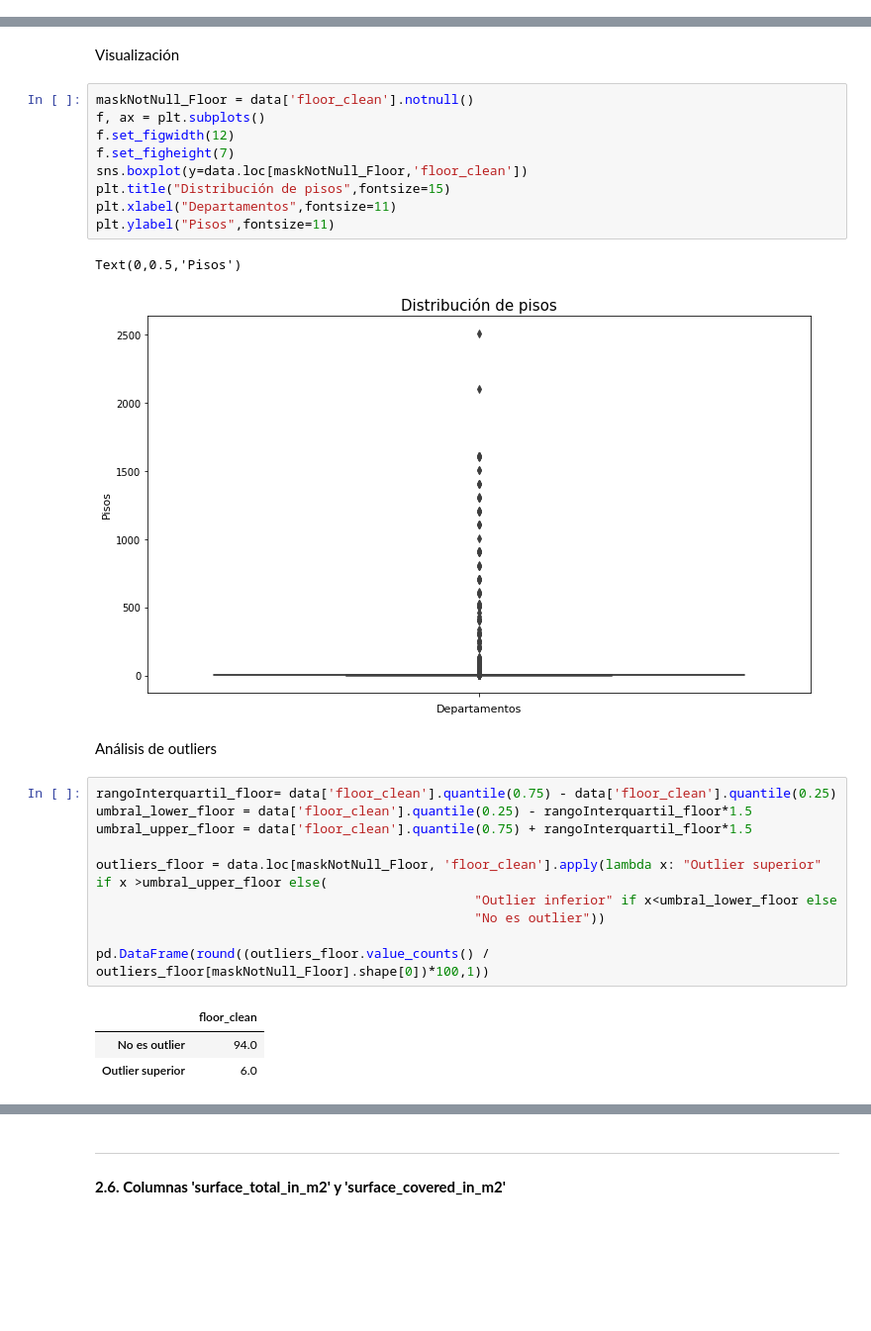
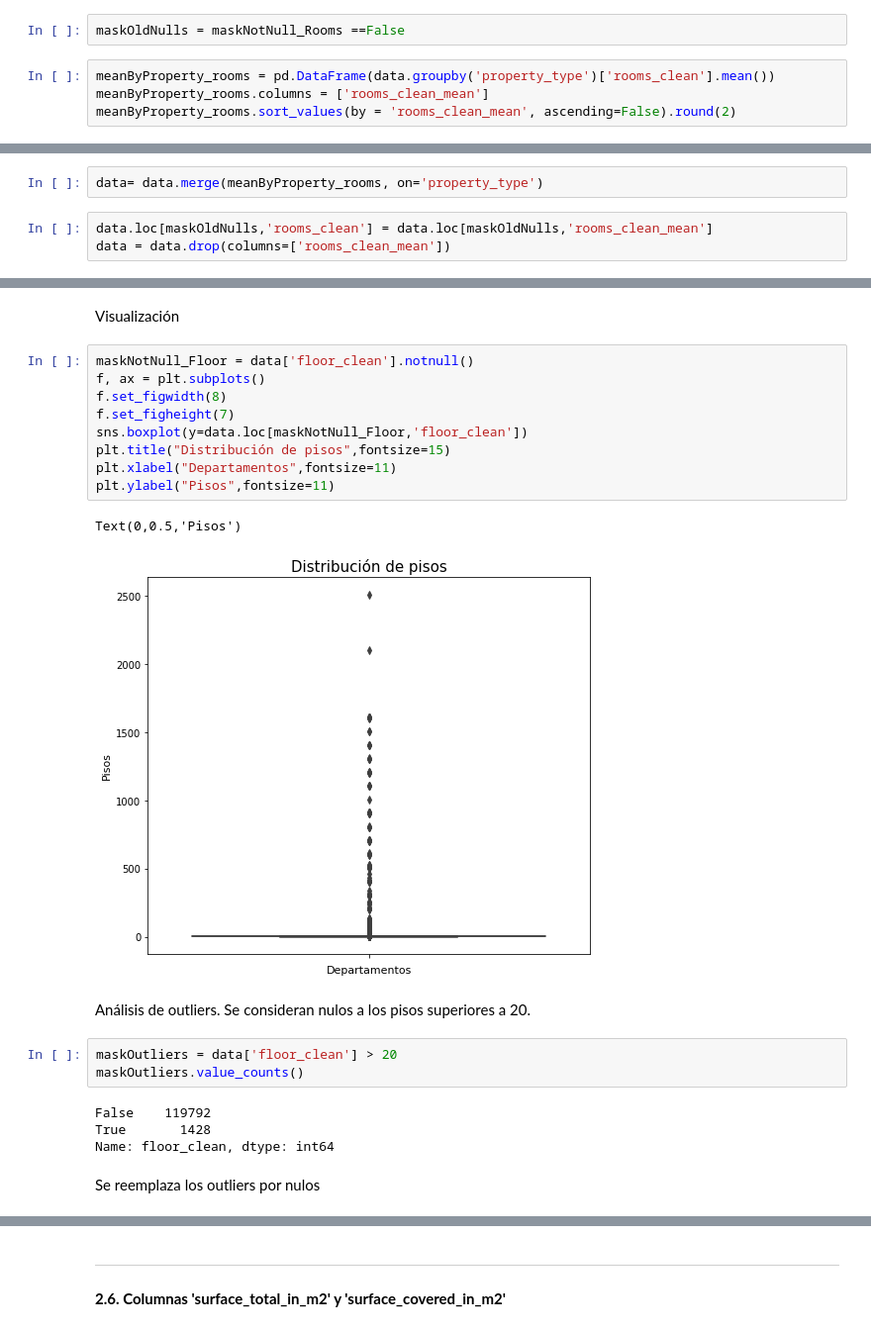
Before and after one commit to Hacho55/DataScience_Grp5, a Jupyter notebook: Entregables/Grupo5_Desafio1.ipynb, the cells around one changed output, grey strips where cells are left out. Shown at 99% size. Saved outputs shown, nothing was run; the diff lists cells and outputs as text; blank space fills up the shorter version.

```diff
--- a/Entregables/Grupo5_Desafio1.ipynb
+++ b/Entregables/Grupo5_Desafio1.ipynb
@@ -442,0 +501,6 @@ pd.DataFrame(round((outliers_rooms.value_counts() / outliers_rooms[maskNotNull_R
+# %%
+maskOldNulls = maskNotNull_Rooms ==False
+# %%
+meanByProperty_rooms = pd.DataFrame(data.groupby('property_type')['rooms_clean'].mean())
+meanByProperty_rooms.columns = ['rooms_clean_mean']
+meanByProperty_rooms.sort_values(by = 'rooms_clean_mean', ascending=False).round(2)
@@ -442,0 +514,5 @@ pd.DataFrame(round((outliers_rooms.value_counts() / outliers_rooms[maskNotNull_R
+# %%
+data= data.merge(meanByProperty_rooms, on='property_type')
+# %%
+data.loc[maskOldNulls,'rooms_clean'] = data.loc[maskOldNulls,'rooms_clean_mean']
+data = data.drop(columns=['rooms_clean_mean'])
@@ -559,28 +636,23 @@ Visualización
 # %%
 maskNotNull_Floor = data['floor_clean'].notnull()
 f, ax = plt.subplots()
-f.set_figwidth(12)
+f.set_figwidth(8)
 f.set_figheight(7)
 sns.boxplot(y=data.loc[maskNotNull_Floor,'floor_clean'])
 plt.title("Distribución de pisos",fontsize=15)
 plt.xlabel("Departamentos",fontsize=11)
 plt.ylabel("Pisos",fontsize=11)
 # %% [output]
 Text(0,0.5,'Pisos')
-[figure, old version]
+[figure, new version]
-# %% [markdown]
-Análisis de outliers
-# %%
-rangoInterquartil_floor= data['floor_clean'].quantile(0.75) - data['floor_clean'].quantile(0.25)
-umbral_lower_floor = data['floor_clean'].quantile(0.25) - rangoInterquartil_floor*1.5
-umbral_upper_floor = data['floor_clean'].quantile(0.75) + rangoInterquartil_floor*1.5
-
-outliers_floor = data.loc[maskNotNull_Floor, 'floor_clean'].apply(lambda x: "Outlier superior" if x >umbral_upper_floor else(
-                                                 "Outlier inferior" if x<umbral_lower_floor else
-                                                 "No es outlier"))
-
-pd.DataFrame(round((outliers_floor.value_counts() / outliers_floor[maskNotNull_Floor].shape[0])*100,1))
-# %% [output]
-|  | floor_clean |
-| No es outlier | 94.0 |
-| Outlier superior | 6.0 |
+# %% [markdown]
+Análisis de outliers. Se consideran nulos a los pisos superiores a 20.
+# %%
+maskOutliers = data['floor_clean'] > 20
+maskOutliers.value_counts()
+# %% [output]
+False    119792
+True       1428
+Name: floor_clean, dtype: int64
+# %% [markdown]
+Se reemplaza los outliers por nulos
```
Also changed, not shown: parts of 48 cells of this notebook.
